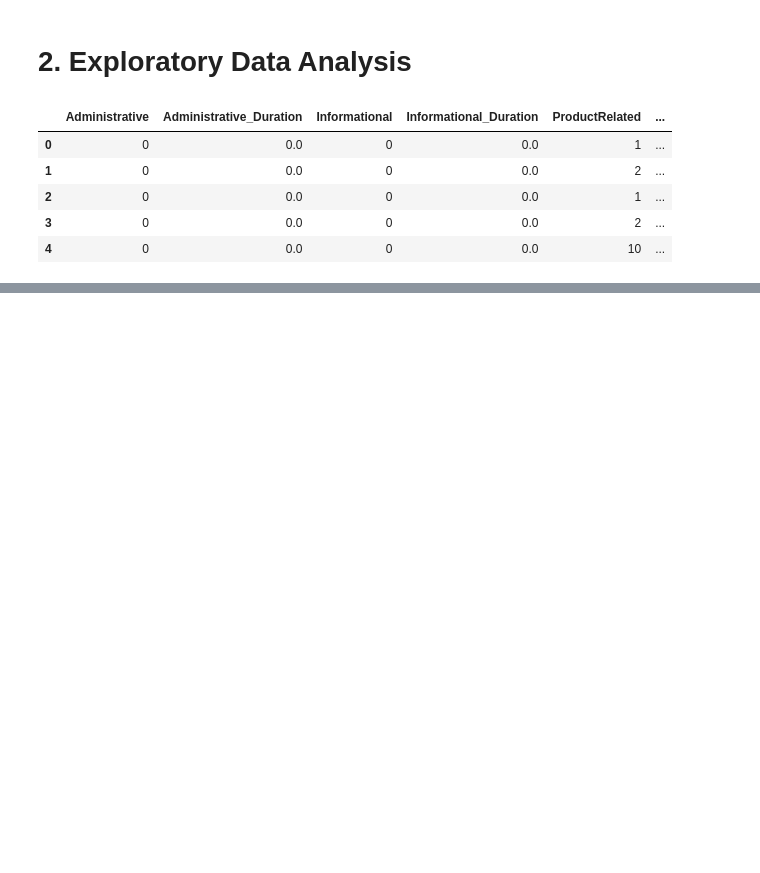
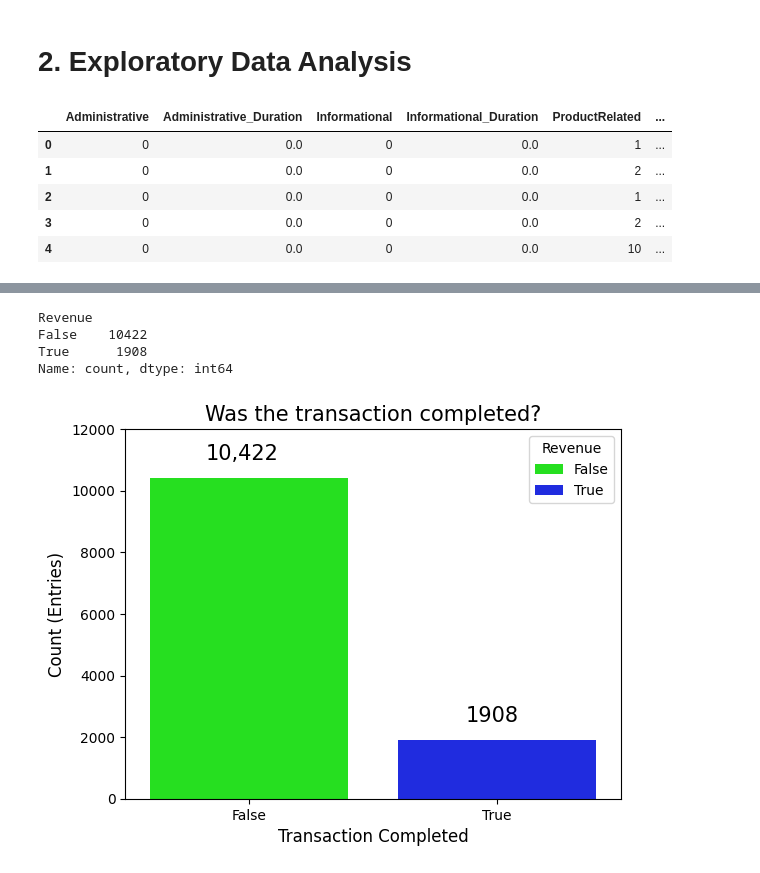
Before and after one commit to muyuanhe0404/ml-projects-collection, a Jupyter notebook: project_collection/Online_Shopping_Intention_Analysis/notebooks/online_shopping_intention_analysis.ipynb, the cells around one changed output, grey strips where cells are left out. Saved outputs shown, nothing was run; the diff lists cells and outputs as text; code cells hidden in the pictures; blank space fills up the shorter version.

Commit message:
online_shopping_intention_analysis

```diff
--- a/project_collection/Online_Shopping_Intention_Analysis/notebooks/online_shopping_intention_analysis.ipynb
+++ b/project_collection/Online_Shopping_Intention_Analysis/notebooks/online_shopping_intention_analysis.ipynb
@@ -77,0 +127,20 @@ shopping.head()
+# %%
+# before visualize the target value, let's check the statistic
+print(shopping['Revenue'].value_counts())
+# Visualize the data
+# basically to see people who actually make purchase / people who just browsing
+palette1 = sns.color_palette("hsv", 2)
+sns.countplot(x='Revenue', data=shopping, hue='Revenue',palette=palette1)
+plt.ylim(0,12000)
+plt.title('Was the transaction completed?', fontsize= 15)
+plt.xlabel('Transaction Completed', fontsize=12)
+plt.ylabel('Count (Entries)', fontsize=12)
+plt.text(x=-.175, y=11000 ,s='10,422', fontsize=15)
+plt.text(x=.875, y=2500, s='1908', fontsize=15)
+plt.show()
+# %% [output]
+Revenue
+False    10422
+True      1908
+Name: count, dtype: int64
+[figure, added]
```
Also changed, not shown: parts of 32 cells of this notebook, 5 other files.
